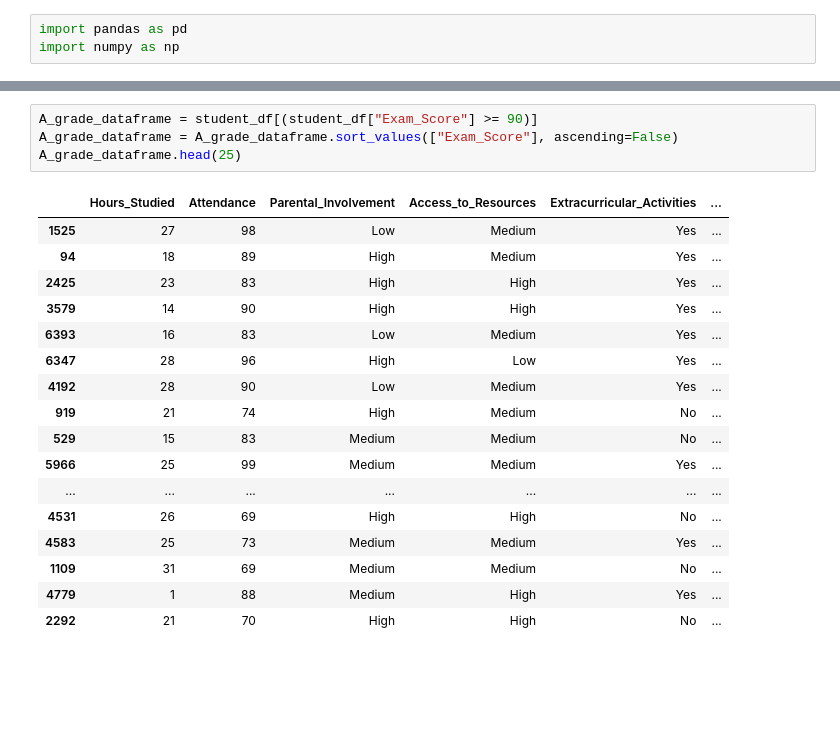
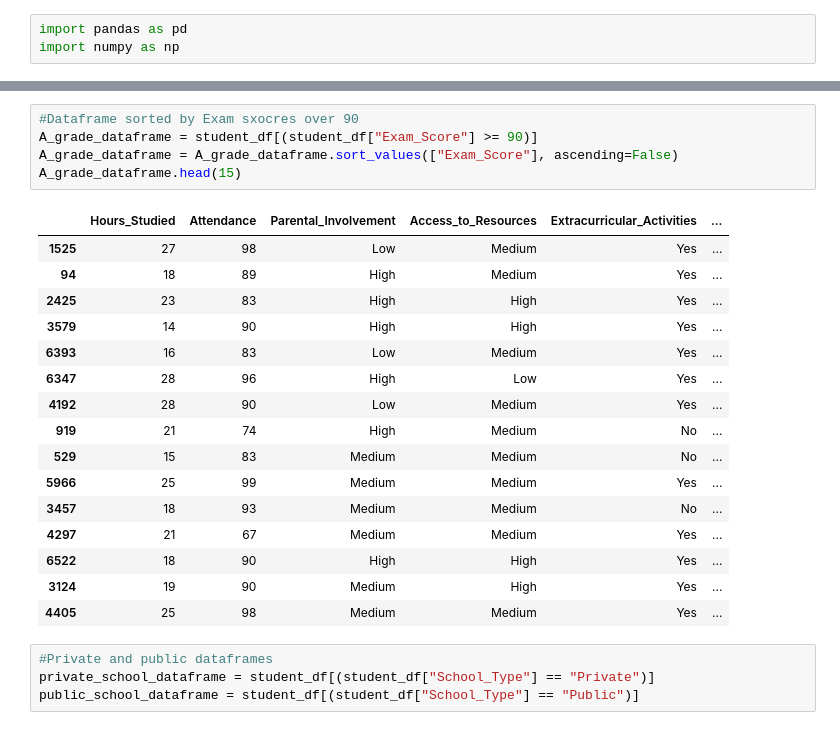
Before and after one commit to mgreiss/Project-1---SMU, a Jupyter notebook: dataExploration.ipynb, the cells around one changed output, grey strips where cells are left out. Cells and saved outputs as stored; diff of their text form; blank space fills up the shorter version.

```diff
--- a/dataExploration.ipynb
+++ b/dataExploration.ipynb
@@ -10,22 +19,26 @@ student_df = pd.read_csv(student_data_path)
+# %%
+#Dataframe sorted by Exam sxocres over 90
+A_grade_dataframe = student_df[(student_df["Exam_Score"] >= 90)]
+A_grade_dataframe = A_grade_dataframe.sort_values(["Exam_Score"], ascending=False)
+A_grade_dataframe.head(15)
+# %% [output]
+|  | Hours_Studied | Attendance | Parental_Involvement | Access_to_Resources | Extracurricular_Activities | ... |
+| 1525 | 27 | 98 | Low | Medium | Yes | ... |
+| 94 | 18 | 89 | High | Medium | Yes | ... |
+| 2425 | 23 | 83 | High | High | Yes | ... |
+| 3579 | 14 | 90 | High | High | Yes | ... |
+| 6393 | 16 | 83 | Low | Medium | Yes | ... |
+| 6347 | 28 | 96 | High | Low | Yes | ... |
+| 4192 | 28 | 90 | Low | Medium | Yes | ... |
+| 919 | 21 | 74 | High | Medium | No | ... |
+| 529 | 15 | 83 | Medium | Medium | No | ... |
+| 5966 | 25 | 99 | Medium | Medium | Yes | ... |
+| 3457 | 18 | 93 | Medium | Medium | No | ... |
+| 4297 | 21 | 67 | Medium | Medium | Yes | ... |
+| 6522 | 18 | 90 | High | High | Yes | ... |
+| 3124 | 19 | 90 | Medium | High | Yes | ... |
+| 4405 | 25 | 98 | Medium | Medium | Yes | ... |
 # %%
-A_grade_dataframe = student_df[(student_df["Exam_Score"] >= 90)]
-A_grade_dataframe = A_grade_dataframe.sort_values(["Exam_Score"], ascending=False)
-A_grade_dataframe.head(25)
+#Private and public dataframes
+private_school_dataframe = student_df[(student_df["School_Type"] == "Private")]
+public_school_dataframe = student_df[(student_df["School_Type"] == "Public")]
-# %% [output]
-|  | Hours_Studied | Attendance | Parental_Involvement | Access_to_Resources | Extracurricular_Activities | ... |
-| 1525 | 27 | 98 | Low | Medium | Yes | ... |
-| 94 | 18 | 89 | High | Medium | Yes | ... |
-| 2425 | 23 | 83 | High | High | Yes | ... |
-| 3579 | 14 | 90 | High | High | Yes | ... |
-| 6393 | 16 | 83 | Low | Medium | Yes | ... |
-| 6347 | 28 | 96 | High | Low | Yes | ... |
-| 4192 | 28 | 90 | Low | Medium | Yes | ... |
-| 919 | 21 | 74 | High | Medium | No | ... |
-| 529 | 15 | 83 | Medium | Medium | No | ... |
-| 5966 | 25 | 99 | Medium | Medium | Yes | ... |
-| ... | ... | ... | ... | ... | ... | ... |
-| 4531 | 26 | 69 | High | High | No | ... |
-| 4583 | 25 | 73 | Medium | Medium | Yes | ... |
-| 1109 | 31 | 69 | Medium | Medium | No | ... |
-| 4779 | 1 | 88 | Medium | High | Yes | ... |
-| 2292 | 21 | 70 | High | High | No | ... |
```
Also changed, not shown: parts of 5 cells of this notebook.
